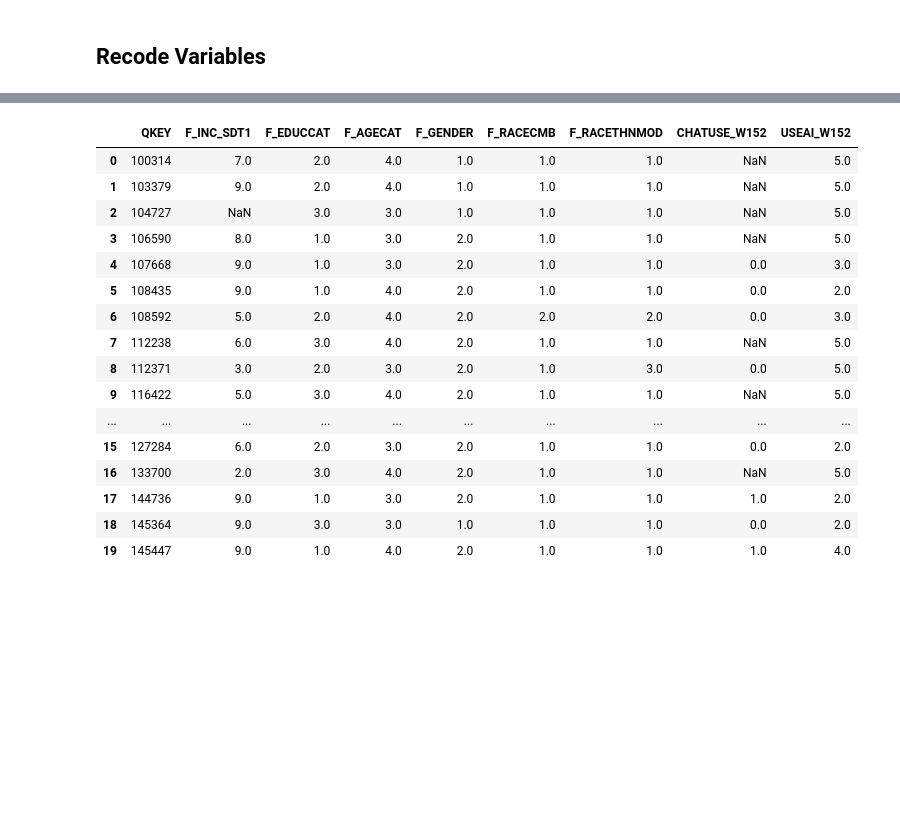
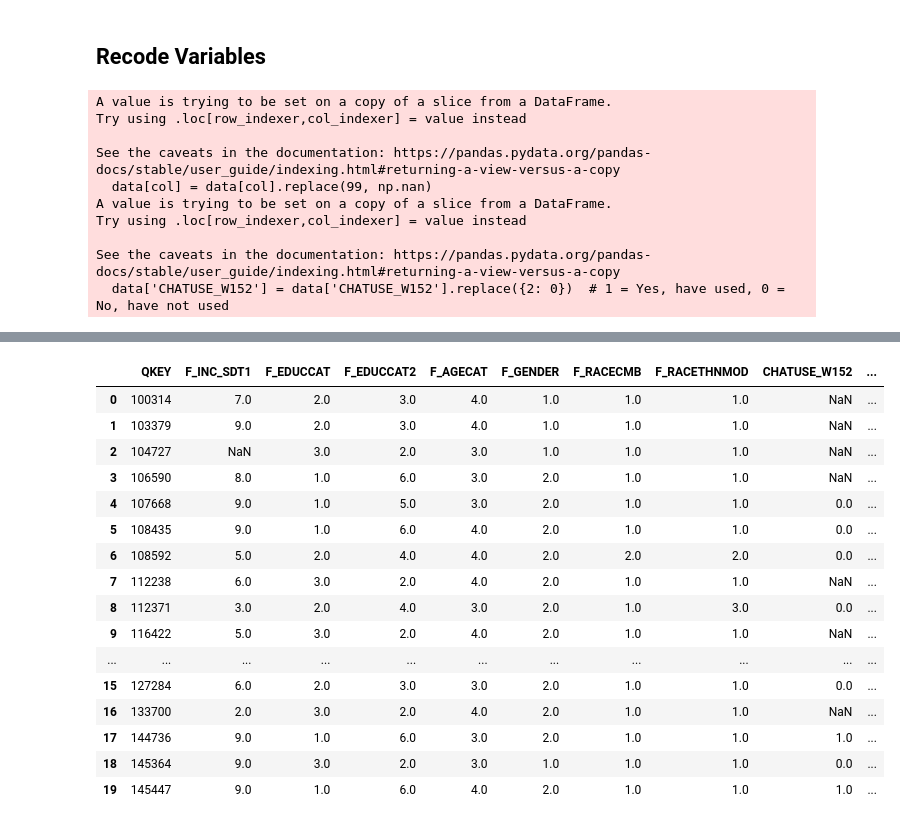
Before and after one commit to shambhavi-20/miniProject2, a Jupyter notebook: atp-w152.ipynb, the cells around one changed output, grey strips where cells are left out. Cells and saved outputs as stored; diff of their text form; code cells hidden in the pictures; blank space fills up the shorter version.

```diff
--- a/atp-w152.ipynb
+++ b/atp-w152.ipynb
@@ -64,5 +64,5 @@ data.dropna(how='all', inplace=True)
 # %%
-predictor_cols = ['F_INC_SDT1', 'F_EDUCCAT', 'F_AGECAT', 'F_GENDER', 'F_RACECMB', 'F_RACETHNMOD']
+predictor_cols = ['F_INC_SDT1', 'F_EDUCCAT', 'F_EDUCCAT2', 'F_AGECAT', 'F_GENDER', 'F_RACECMB', 'F_RACETHNMOD']
 outcome_cols = ['CHATUSE_W152', 'USEAI_W152']
 include_cols = ['QKEY'] + predictor_cols + outcome_cols
 data = data[include_cols]
@@ -96,6 +96,23 @@ for col in recode_99_cols:
 # Remap Binary Outcome Variable
 data['CHATUSE_W152'] = data['CHATUSE_W152'].replace({2: 0})  # 1 = Yes, have used, 0 = No, have not used
 
+# Reverse-code USEAI_W152 into USEAI_W152_R so higher = more frequent AI use
+# Original Pew coding: 1 = Almost constantly ... 5 = Less often
+# Recoded (USEAI_W152_R): 5 = Almost constantly ... 1 = Less often
+data['USEAI_W152_R'] = 6 - data['USEAI_W152']
+data = data.drop(columns=['USEAI_W152'])
+outcome_cols = ['CHATUSE_W152', 'USEAI_W152_R']
+
 display(data.describe())
 display(data.head(20))
 # %% [output]
+A value is trying to be set on a copy of a slice from a DataFrame.
+Try using .loc[row_indexer,col_indexer] = value instead
+
+See the caveats in the documentation: https://pandas.pydata.org/pandas-docs/stable/user_guide/indexing.html#returning-a-view-versus-a-copy
+  data[col] = data[col].replace(99, np.nan)
+A value is trying to be set on a copy of a slice from a DataFrame.
+Try using .loc[row_indexer,col_indexer] = value instead
+
+See the caveats in the documentation: https://pandas.pydata.org/pandas-docs/stable/user_guide/indexing.html#returning-a-view-versus-a-copy
+  data['CHATUSE_W152'] = data['CHATUSE_W152'].replace({2: 0})  # 1 = Yes, have used, 0 = No, have not used
@@ -111,17 +128,17 @@ display(data.head(20))
-|  | QKEY | F_INC_SDT1 | F_EDUCCAT | F_AGECAT | F_GENDER | F_RACECMB | F_RACETHNMOD | CHATUSE_W152 | USEAI_W152 |
-| 0 | 100314 | 7.0 | 2.0 | 4.0 | 1.0 | 1.0 | 1.0 | NaN | 5.0 |
-| 1 | 103379 | 9.0 | 2.0 | 4.0 | 1.0 | 1.0 | 1.0 | NaN | 5.0 |
-| 2 | 104727 | NaN | 3.0 | 3.0 | 1.0 | 1.0 | 1.0 | NaN | 5.0 |
-| 3 | 106590 | 8.0 | 1.0 | 3.0 | 2.0 | 1.0 | 1.0 | NaN | 5.0 |
-| 4 | 107668 | 9.0 | 1.0 | 3.0 | 2.0 | 1.0 | 1.0 | 0.0 | 3.0 |
-| 5 | 108435 | 9.0 | 1.0 | 4.0 | 2.0 | 1.0 | 1.0 | 0.0 | 2.0 |
-| 6 | 108592 | 5.0 | 2.0 | 4.0 | 2.0 | 2.0 | 2.0 | 0.0 | 3.0 |
-| 7 | 112238 | 6.0 | 3.0 | 4.0 | 2.0 | 1.0 | 1.0 | NaN | 5.0 |
-| 8 | 112371 | 3.0 | 2.0 | 3.0 | 2.0 | 1.0 | 3.0 | 0.0 | 5.0 |
-| 9 | 116422 | 5.0 | 3.0 | 4.0 | 2.0 | 1.0 | 1.0 | NaN | 5.0 |
-| ... | ... | ... | ... | ... | ... | ... | ... | ... | ... |
-| 15 | 127284 | 6.0 | 2.0 | 3.0 | 2.0 | 1.0 | 1.0 | 0.0 | 2.0 |
-| 16 | 133700 | 2.0 | 3.0 | 4.0 | 2.0 | 1.0 | 1.0 | NaN | 5.0 |
-| 17 | 144736 | 9.0 | 1.0 | 3.0 | 2.0 | 1.0 | 1.0 | 1.0 | 2.0 |
-| 18 | 145364 | 9.0 | 3.0 | 3.0 | 1.0 | 1.0 | 1.0 | 0.0 | 2.0 |
-| 19 | 145447 | 9.0 | 1.0 | 4.0 | 2.0 | 1.0 | 1.0 | 1.0 | 4.0 |
+|  | QKEY | F_INC_SDT1 | F_EDUCCAT | F_EDUCCAT2 | F_AGECAT | F_GENDER | F_RACECMB | F_RACETHNMOD | CHATUSE_W152 | ... |
+| 0 | 100314 | 7.0 | 2.0 | 3.0 | 4.0 | 1.0 | 1.0 | 1.0 | NaN | ... |
+| 1 | 103379 | 9.0 | 2.0 | 3.0 | 4.0 | 1.0 | 1.0 | 1.0 | NaN | ... |
+| 2 | 104727 | NaN | 3.0 | 2.0 | 3.0 | 1.0 | 1.0 | 1.0 | NaN | ... |
+| 3 | 106590 | 8.0 | 1.0 | 6.0 | 3.0 | 2.0 | 1.0 | 1.0 | NaN | ... |
+| 4 | 107668 | 9.0 | 1.0 | 5.0 | 3.0 | 2.0 | 1.0 | 1.0 | 0.0 | ... |
+| 5 | 108435 | 9.0 | 1.0 | 6.0 | 4.0 | 2.0 | 1.0 | 1.0 | 0.0 | ... |
+| 6 | 108592 | 5.0 | 2.0 | 4.0 | 4.0 | 2.0 | 2.0 | 2.0 | 0.0 | ... |
+| 7 | 112238 | 6.0 | 3.0 | 2.0 | 4.0 | 2.0 | 1.0 | 1.0 | NaN | ... |
+| 8 | 112371 | 3.0 | 2.0 | 4.0 | 3.0 | 2.0 | 1.0 | 3.0 | 0.0 | ... |
+| 9 | 116422 | 5.0 | 3.0 | 2.0 | 4.0 | 2.0 | 1.0 | 1.0 | NaN | ... |
+| ... | ... | ... | ... | ... | ... | ... | ... | ... | ... | ... |
+| 15 | 127284 | 6.0 | 2.0 | 3.0 | 3.0 | 2.0 | 1.0 | 1.0 | 0.0 | ... |
+| 16 | 133700 | 2.0 | 3.0 | 2.0 | 4.0 | 2.0 | 1.0 | 1.0 | NaN | ... |
+| 17 | 144736 | 9.0 | 1.0 | 6.0 | 3.0 | 2.0 | 1.0 | 1.0 | 1.0 | ... |
+| 18 | 145364 | 9.0 | 3.0 | 2.0 | 3.0 | 1.0 | 1.0 | 1.0 | 0.0 | ... |
+| 19 | 145447 | 9.0 | 1.0 | 6.0 | 4.0 | 2.0 | 1.0 | 1.0 | 1.0 | ... |
```
Also changed, not shown: parts of 7 cells of this notebook, 1 other file.
